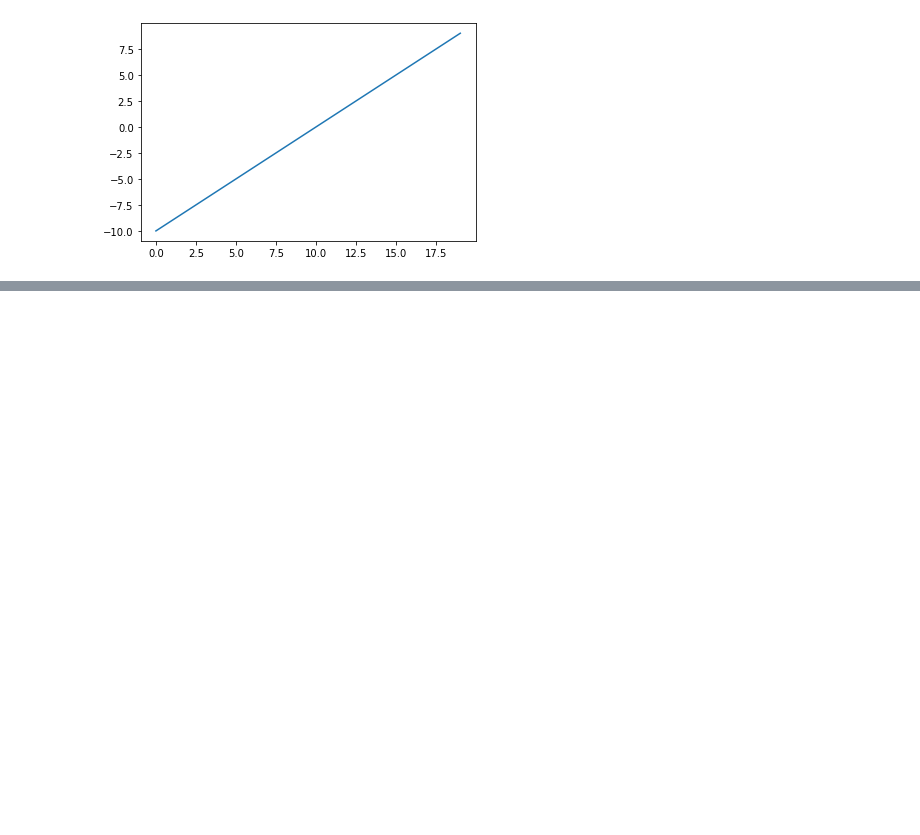
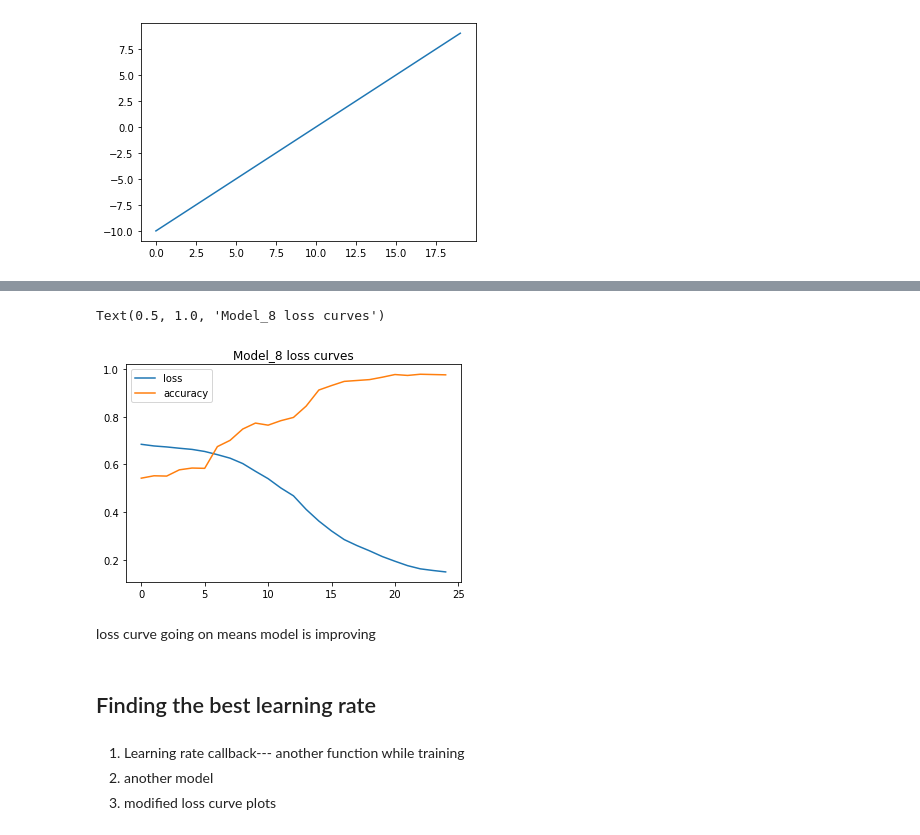
Before and after one commit to krishnamenon215/Tensorflow, a Jupyter notebook: 02_neural_network_classification_in_tensorflow.ipynb, the cells around one changed output, grey strips where cells are left out. Drawn from its saved outputs; the diff is of its cells as text; code cells hidden in the pictures; blank space fills up the shorter version.

```diff
--- a/02_neural_network_classification_in_tensorflow.ipynb
+++ b/02_neural_network_classification_in_tensorflow.ipynb
@@ -560,0 +681,15 @@ plt.plot(tf.keras.activations.linear(A))
+# %%
+#Plot the loss curve
+pd.DataFrame(history.history).plot()
+plt.title("Model_8 loss curves")
+# %% [output]
+Text(0.5, 1.0, 'Model_8 loss curves')
+[figure, added]
+# %% [markdown]
+loss curve going on means model is improving
+# %% [markdown]
+## Finding the best learning rate
+# %% [markdown]
+1. Learning rate callback--- another function while training
+2. another model
+3. modified loss curve plots
```
Also changed, not shown: parts of 64 cells of this notebook.
